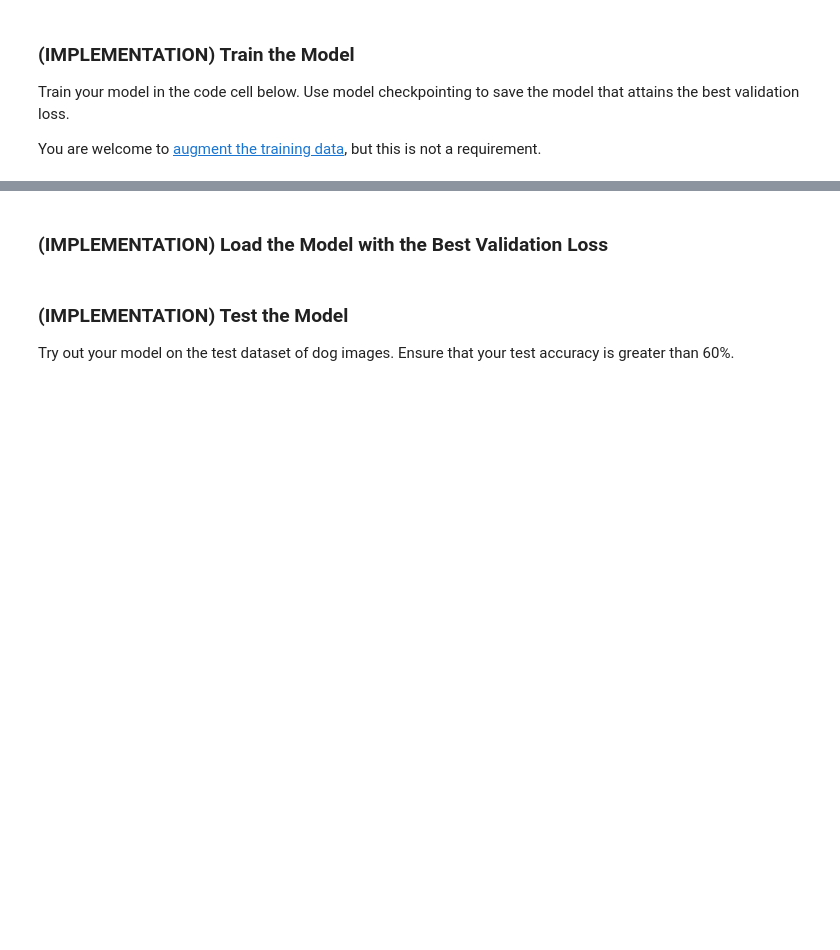
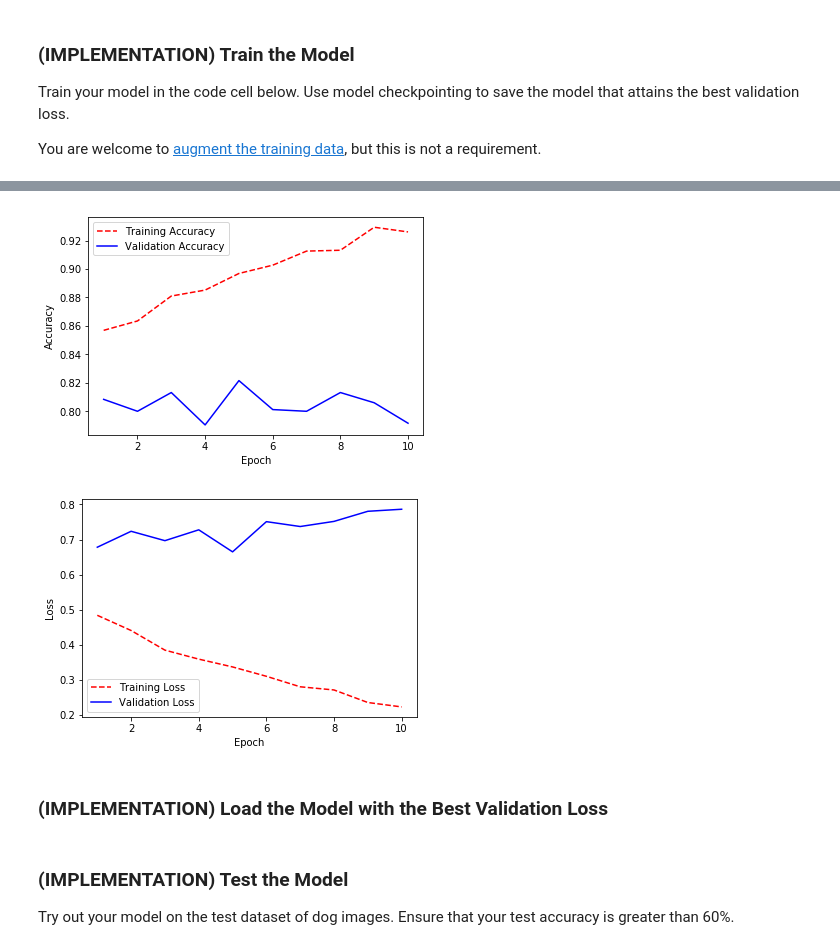
Before and after one commit to craig-martinson/dog-project, a Jupyter notebook: dog_app_augmented.ipynb, the cells around one changed output, grey strips where cells are left out. Drawn from its saved outputs; the diff is of its cells as text; code cells hidden in the pictures; blank space fills up the shorter version.

```diff
--- a/dog_app_augmented.ipynb
+++ b/dog_app_augmented.ipynb
@@ -52,5 +52,5 @@ KeyboardInterrupt:
 # %%
-train_datagen = ImageDataGenerator(
+augment_datagen = ImageDataGenerator(
         rescale=1./255,
         shear_range=0.2,
         zoom_range=0.2,
@@ -102,9 +118,0 @@ np.savez('bottleneck_features/dog_features_augmented_InceptionV3Data.npz', train
-# %%
-### Obtain bottleneck features from another pre-trained CNN.
-#bottleneck_features = np.load('bottleneck_features/DogInceptionV3Data.npz')
-#bottleneck_features = np.load('bottleneck_features/dog_features_InceptionV3Data.npz')
-bottleneck_features = np.load('bottleneck_features/dog_features_augmented_InceptionV3Data.npz')
-
-train_InceptionV3 = bottleneck_features['train']
-valid_InceptionV3 = bottleneck_features['valid']
-test_InceptionV3 = bottleneck_features['test']
@@ -147,0 +209,20 @@ You are welcome to [augment the training data](https://blog.keras.io/building-po
+# %%
+valid_generator = augment_datagen.flow_from_directory(
+        'dogImages/valid',
+        target_size=(224, 224),
+        batch_size=batch_size,
+        class_mode=None,
+        shuffle=False)
+
+number_of_valid_samples = len(valid_generator.filenames)
+number_of_valid_classes = len(valid_generator.class_indices)
+number_of_valid_steps = int(math.ceil(number_of_valid_samples / float(batch_size)))
+
+# get the bottleneck features
+valid_data = bottleneck_features['valid']
+
+# get class lables
+valid_labels = valid_generator.classes
+
+# convert to categorical vectors
+valid_labels = to_categorical(valid_labels, num_classes=number_of_valid_classes)
@@ -149,6 +254,6 @@ You are welcome to [augment the training data](https://blog.keras.io/building-po
 ### TODO: Train the model.
 checkpointer = ModelCheckpoint(filepath='saved_models/weights.best.InceptionV3.hdf5', verbose=1, save_best_only=True)
 
-InceptionV3_history = InceptionV3_model.fit(train_InceptionV3, train_targets,
-          validation_data=(valid_InceptionV3, valid_targets),
-          epochs=10, batch_size=20, callbacks=[checkpointer], verbose=1)
+history = InceptionV3_model.fit(train_data, train_labels,
+          validation_data=(valid_data, valid_labels),
+          epochs=10, batch_size=batch_size, callbacks=[checkpointer], verbose=1)
@@ -157,3 +278,9 @@ visualize_loss_history(InceptionV3_history)
+# %%
+utility.plot_accuracy(history)
+utility.plot_loss(history)
+# %% [output]
+[figure, added]
+[figure, added]
 # %% [markdown]
 ### (IMPLEMENTATION) Load the Model with the Best Validation Loss
 # %%
```
Also changed, not shown: parts of 27 cells of this notebook.
